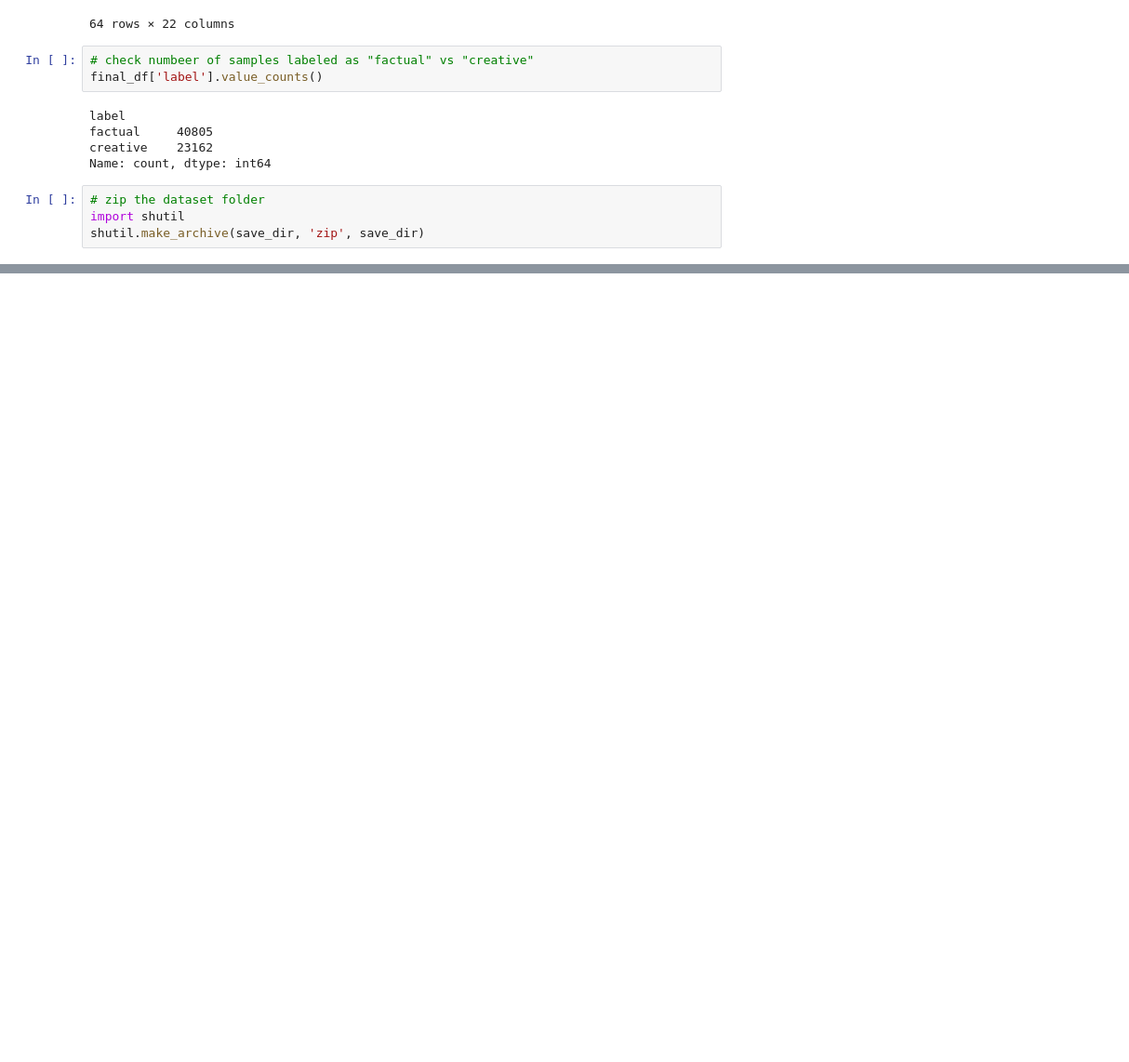
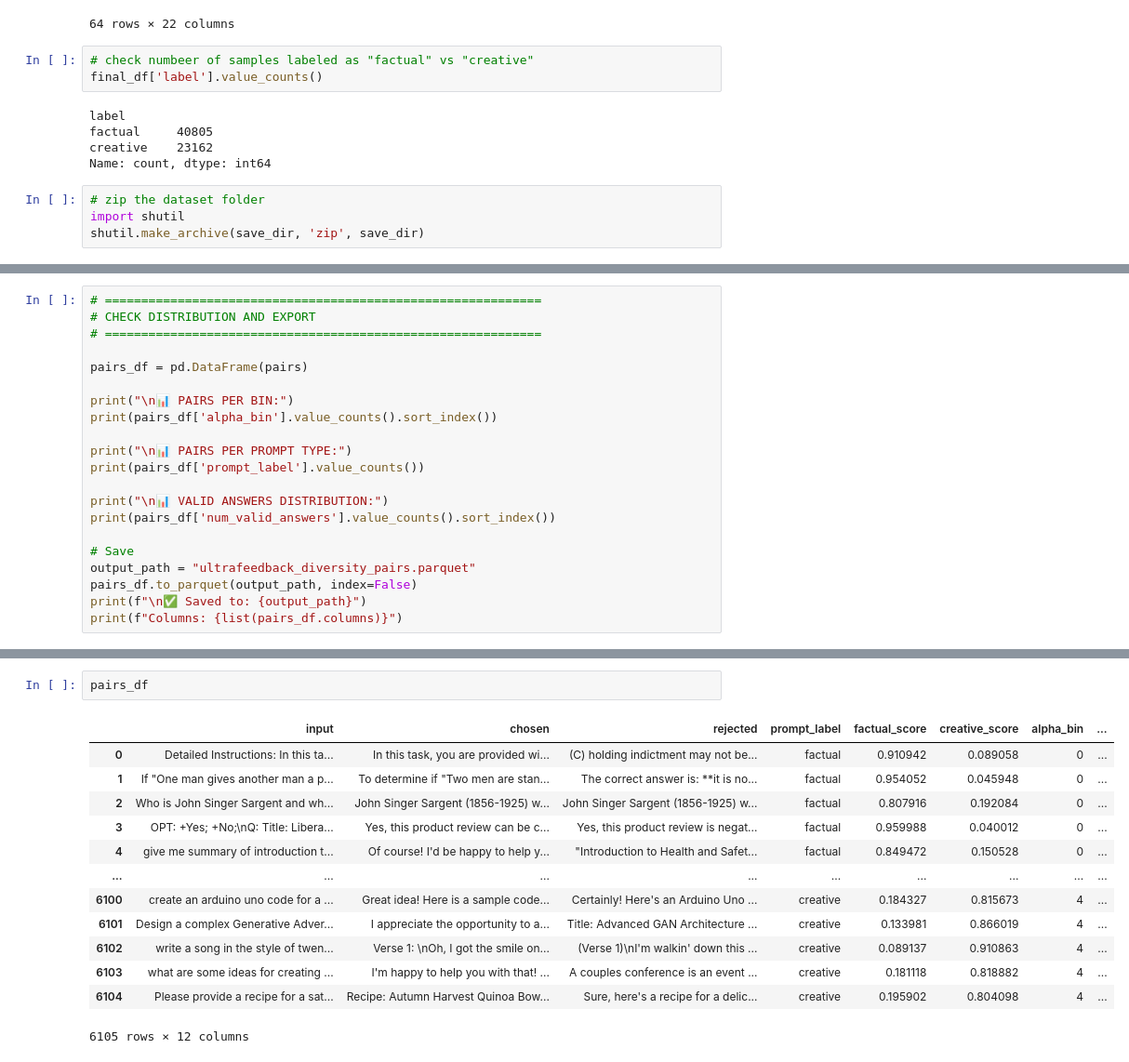
Before and after one commit to thegrey007/cs329x, a Jupyter notebook: scripts/dataprocessing_uf.ipynb, the cells around one changed output, grey strips where cells are left out. Shown: that part at 93% size. Cells and saved outputs as stored; diff of their text form; blank space fills up the shorter version.

Commit message:
added diversity pair v1 generation

```diff
--- a/scripts/dataprocessing_uf.ipynb
+++ b/scripts/dataprocessing_uf.ipynb
@@ -256,0 +851,21 @@ shutil.make_archive(save_dir, 'zip', save_dir)
+# %%
+# ============================================================
+# CHECK DISTRIBUTION AND EXPORT
+# ============================================================
+
+pairs_df = pd.DataFrame(pairs)
+
+print("\n📊 PAIRS PER BIN:")
+print(pairs_df['alpha_bin'].value_counts().sort_index())
+
+print("\n📊 PAIRS PER PROMPT TYPE:")
+print(pairs_df['prompt_label'].value_counts())
+
+print("\n📊 VALID ANSWERS DISTRIBUTION:")
+print(pairs_df['num_valid_answers'].value_counts().sort_index())
+
+# Save
+output_path = "ultrafeedback_diversity_pairs.parquet"
+pairs_df.to_parquet(output_path, index=False)
+print(f"\n✅ Saved to: {output_path}")
+print(f"Columns: {list(pairs_df.columns)}")
@@ -256,0 +890,16 @@ shutil.make_archive(save_dir, 'zip', save_dir)
+# %%
+pairs_df
+# %% [output]
+|  | input | chosen | rejected | prompt_label | factual_score | creative_score | alpha_bin | ... |
+| 0 | Detailed Instructions: In this ta... | In this task, you are provided wi... | (C) holding indictment may not be... | factual | 0.910942 | 0.089058 | 0 | ... |
+| 1 | If "One man gives another man a p... | To determine if "Two men are stan... | The correct answer is: **it is no... | factual | 0.954052 | 0.045948 | 0 | ... |
+| 2 | Who is John Singer Sargent and wh... | John Singer Sargent (1856-1925) w... | John Singer Sargent (1856-1925) w... | factual | 0.807916 | 0.192084 | 0 | ... |
+| 3 | OPT: +Yes; +No;\nQ: Title: Libera... | Yes, this product review can be c... | Yes, this product review is negat... | factual | 0.959988 | 0.040012 | 0 | ... |
+| 4 | give me summary of introduction t... | Of course! I'd be happy to help y... | "Introduction to Health and Safet... | factual | 0.849472 | 0.150528 | 0 | ... |
+| ... | ... | ... | ... | ... | ... | ... | ... | ... |
+| 6100 | create an arduino uno code for a ... | Great idea! Here is a sample code... | Certainly! Here's an Arduino Uno ... | creative | 0.184327 | 0.815673 | 4 | ... |
+| 6101 | Design a complex Generative Adver... | I appreciate the opportunity to a... | Title: Advanced GAN Architecture ... | creative | 0.133981 | 0.866019 | 4 | ... |
+| 6102 | write a song in the style of twen... | Verse 1: \nOh, I got the smile on... | (Verse 1)\nI'm walkin' down this ... | creative | 0.089137 | 0.910863 | 4 | ... |
+| 6103 | what are some ideas for creating ... | I'm happy to help you with that! ... | A couples conference is an event ... | creative | 0.181118 | 0.818882 | 4 | ... |
+| 6104 | Please provide a recipe for a sat... | Recipe: Autumn Harvest Quinoa Bow... | Sure, here's a recipe for a delic... | creative | 0.195902 | 0.804098 | 4 | ... |
+6105 rows × 12 columns
```
Also changed, not shown: parts of 16 cells of this notebook, 4 other files.
